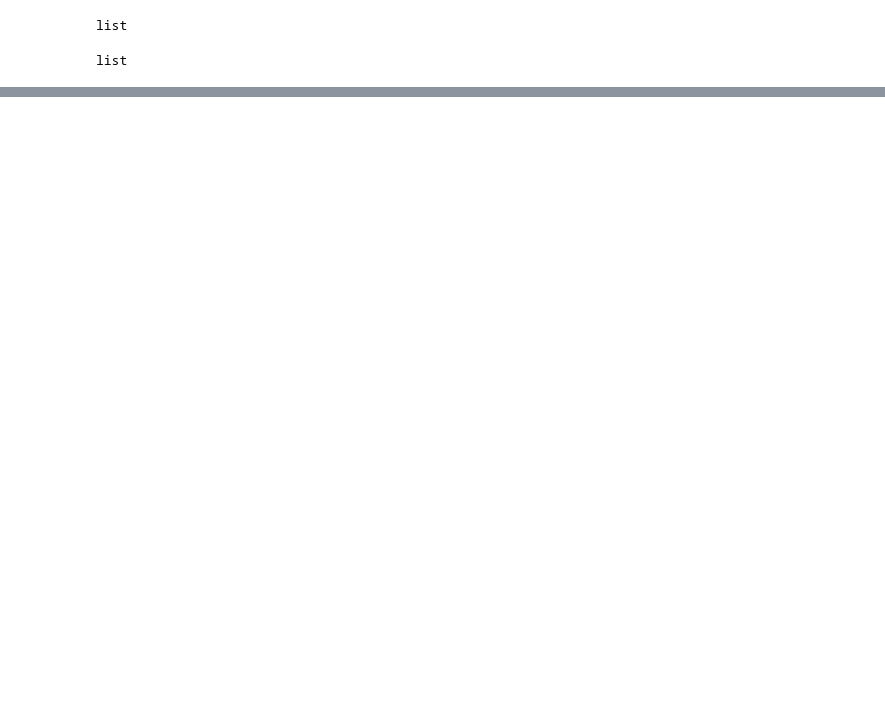
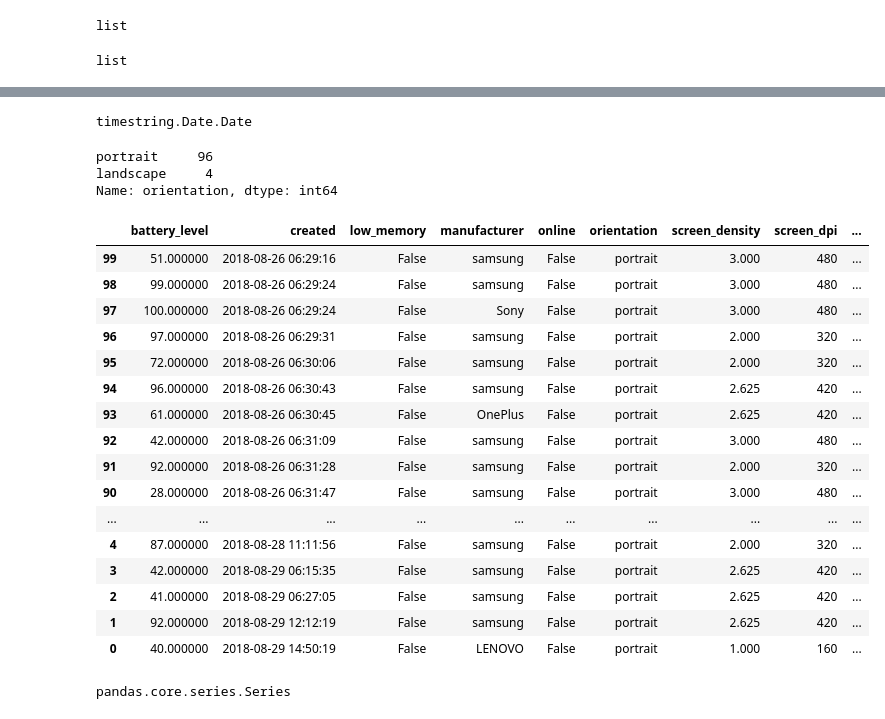
Before and after one commit to asapehrsson/notebook_sentry, a Jupyter notebook: using_normalize.ipynb, the cells around one changed output, grey strips where cells are left out. Cells and saved outputs as stored; diff of their text form; code cells hidden in the pictures; blank space fills up the shorter version.

```diff
--- a/using_normalize.ipynb
+++ b/using_normalize.ipynb
@@ -41,0 +100,40 @@ data.head()
+# %%
+type(data['created'][0])
+# %% [output]
+timestring.Date.Date
+# %%
+data['orientation']
+# %% [output]
+portrait     96
+landscape     4
+Name: orientation, dtype: int64
+# %%
+#data.loc[data['online'] == 'False']
+df = (data.loc[data['online'] == False]).drop(['brand', 'arch', 'free_memory', 'model',
+                                          'simulator', 'storage_size', 'charging',
+                                        'memory_size', 'free_storage','family','model_id','type'], axis=1).sort_values(ascending=True, by='created')
+
+#display(df)
+display(HTML(df.to_html()))
+# %% [output]
+|  | battery_level | created | low_memory | manufacturer | online | orientation | screen_density | screen_dpi | ... |
+| 99 | 51.000000 | 2018-08-26 06:29:16 | False | samsung | False | portrait | 3.000 | 480 | ... |
+| 98 | 99.000000 | 2018-08-26 06:29:24 | False | samsung | False | portrait | 3.000 | 480 | ... |
+| 97 | 100.000000 | 2018-08-26 06:29:24 | False | Sony | False | portrait | 3.000 | 480 | ... |
+| 96 | 97.000000 | 2018-08-26 06:29:31 | False | samsung | False | portrait | 2.000 | 320 | ... |
+| 95 | 72.000000 | 2018-08-26 06:30:06 | False | samsung | False | portrait | 2.000 | 320 | ... |
+| 94 | 96.000000 | 2018-08-26 06:30:43 | False | samsung | False | portrait | 2.625 | 420 | ... |
+| 93 | 61.000000 | 2018-08-26 06:30:45 | False | OnePlus | False | portrait | 2.625 | 420 | ... |
+| 92 | 42.000000 | 2018-08-26 06:31:09 | False | samsung | False | portrait | 3.000 | 480 | ... |
+| 91 | 92.000000 | 2018-08-26 06:31:28 | False | samsung | False | portrait | 2.000 | 320 | ... |
+| 90 | 28.000000 | 2018-08-26 06:31:47 | False | samsung | False | portrait | 3.000 | 480 | ... |
+| ... | ... | ... | ... | ... | ... | ... | ... | ... | ... |
+| 4 | 87.000000 | 2018-08-28 11:11:56 | False | samsung | False | portrait | 2.000 | 320 | ... |
+| 3 | 42.000000 | 2018-08-29 06:15:35 | False | samsung | False | portrait | 2.625 | 420 | ... |
+| 2 | 41.000000 | 2018-08-29 06:27:05 | False | samsung | False | portrait | 2.625 | 420 | ... |
+| 1 | 92.000000 | 2018-08-29 12:12:19 | False | samsung | False | portrait | 2.625 | 420 | ... |
+| 0 | 40.000000 | 2018-08-29 14:50:19 | False | LENOVO | False | portrait | 1.000 | 160 | ... |
+# %%
+type(data['created'])
+# %% [output]
+pandas.core.series.Series
```
Also changed, not shown: parts of 12 cells of this notebook.
